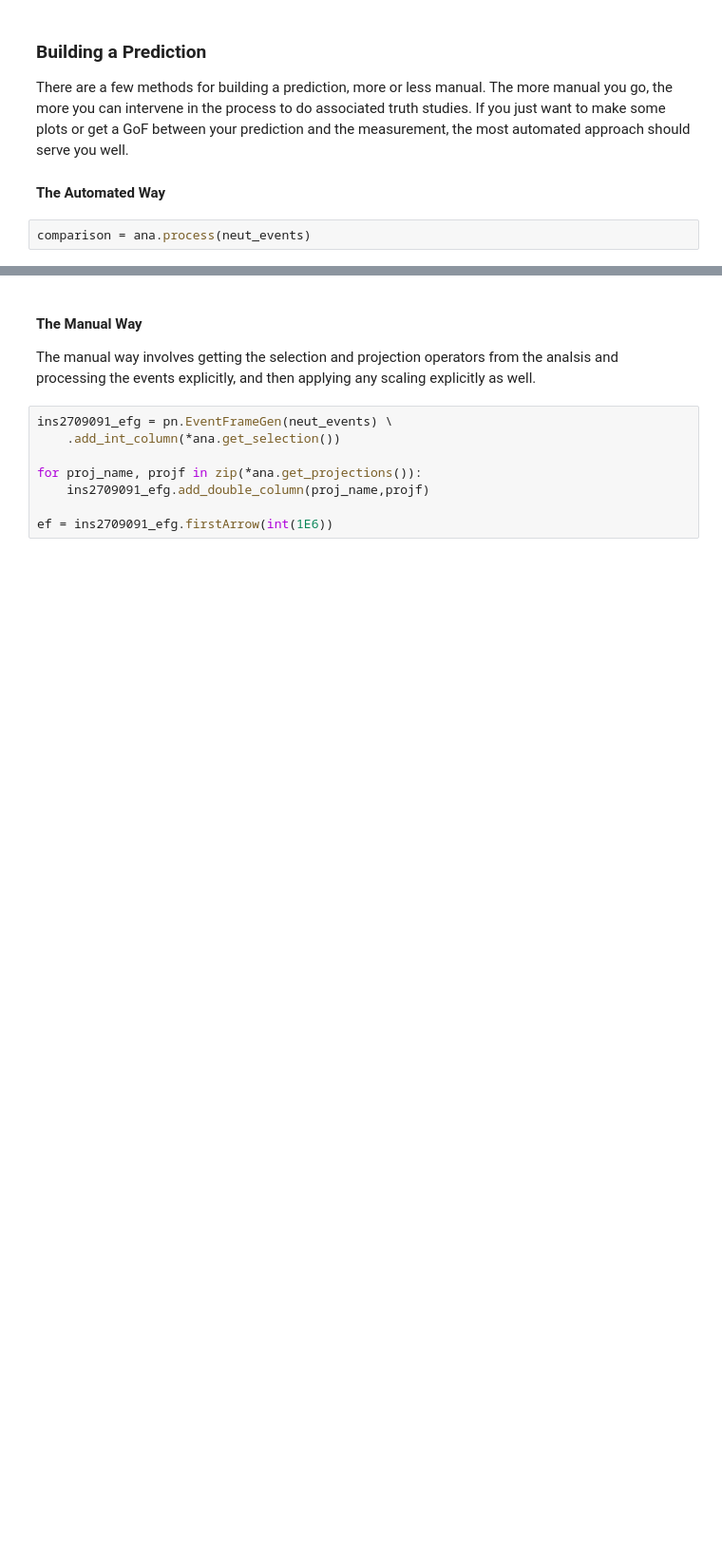
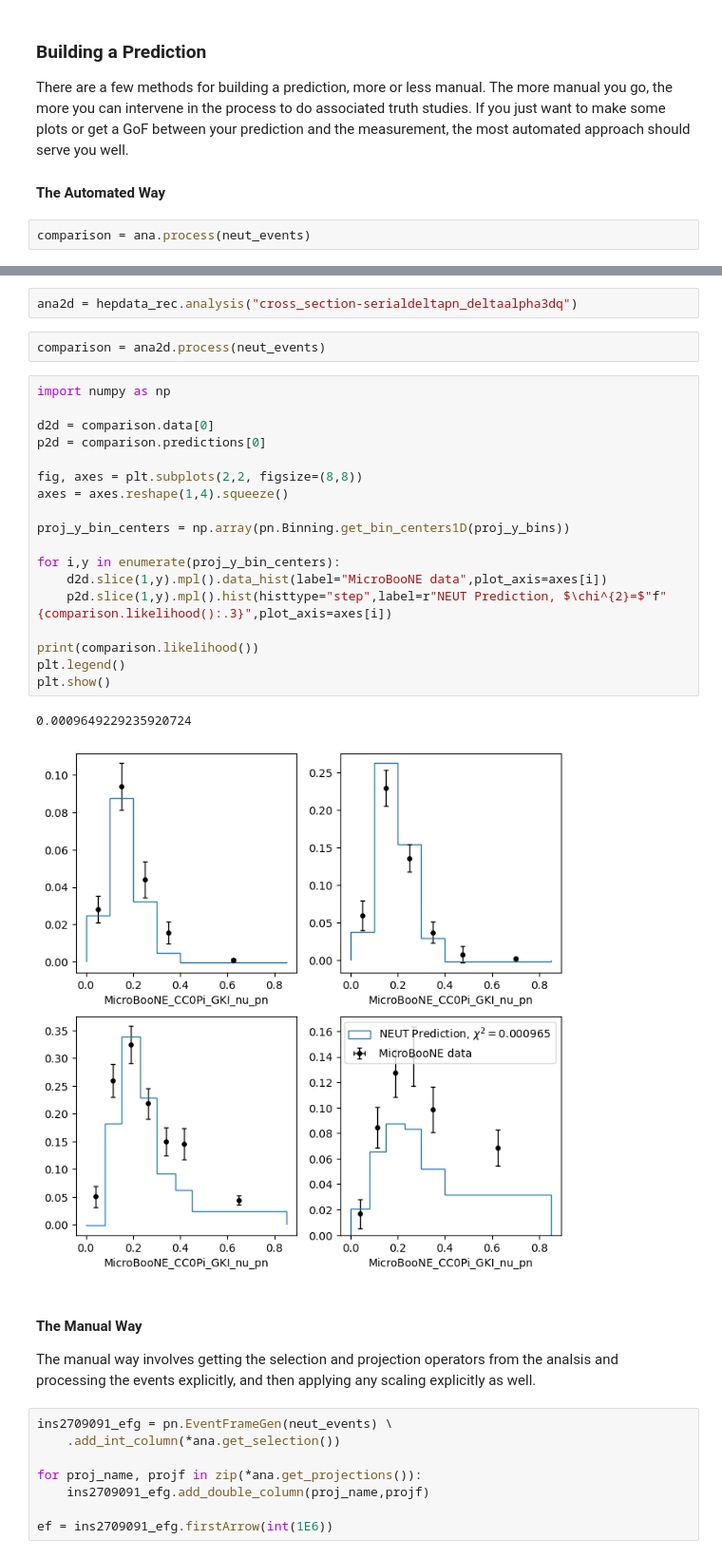
Before and after one commit to NUISANCEMC/nuisance3, a Jupyter notebook: notebooks/NUISANCEHEPDataDemo.ipynb, the cells around one changed output, grey strips where cells are left out. Shown: that part at 95% size. Saved outputs shown, nothing was run; the diff lists cells and outputs as text; blank space fills up the shorter version.

```diff
--- a/notebooks/NUISANCEHEPDataDemo.ipynb
+++ b/notebooks/NUISANCEHEPDataDemo.ipynb
@@ -164,3 +166,28 @@ plt.plot()
+# %%
+ana2d = hepdata_rec.analysis("cross_section-serialdeltapn_deltaalpha3dq")
+# %%
+comparison = ana2d.process(neut_events)
+# %%
+import numpy as np
+
+d2d = comparison.data[0]
+p2d = comparison.predictions[0]
+
+fig, axes = plt.subplots(2,2, figsize=(8,8))
+axes = axes.reshape(1,4).squeeze()
+
+proj_y_bin_centers = np.array(pn.Binning.get_bin_centers1D(proj_y_bins))
+
+for i,y in enumerate(proj_y_bin_centers):
+    d2d.slice(1,y).mpl().data_hist(label="MicroBooNE data",plot_axis=axes[i])
+    p2d.slice(1,y).mpl().hist(histtype="step",label=r"NEUT Prediction, $\chi^{2}=$"f"{comparison.likelihood():.3}",plot_axis=axes[i])
+
+print(comparison.likelihood())
+plt.legend()
+plt.show()
+# %% [output]
+0.0009649229235920724
+[figure, added]
 # %% [markdown]
 #### The Manual Way
 
```
Also changed, not shown: parts of 17 cells of this notebook, 1 other file.
